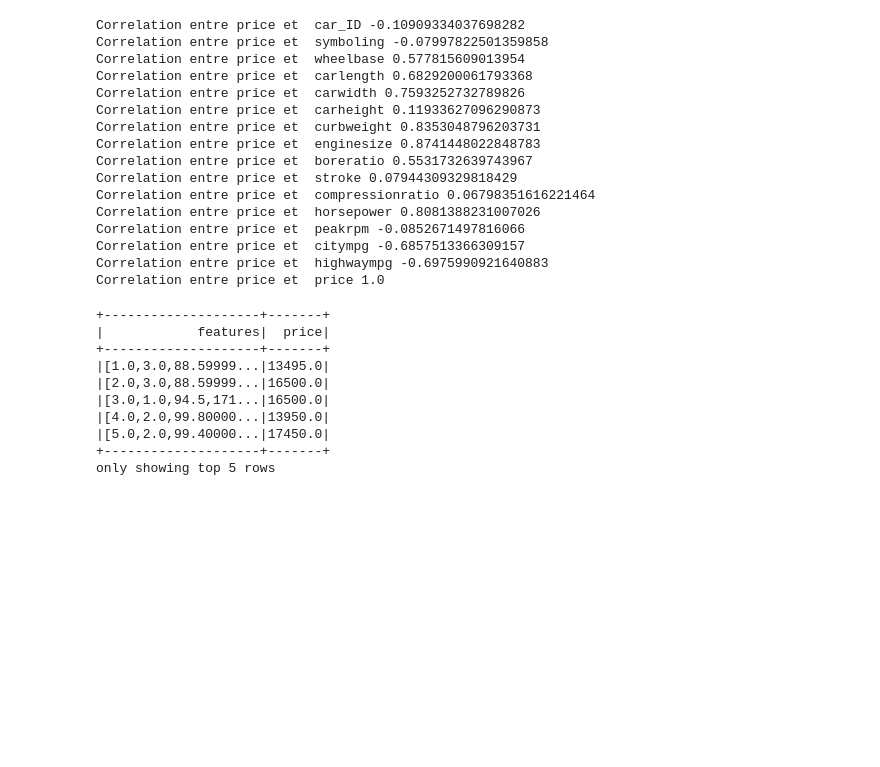
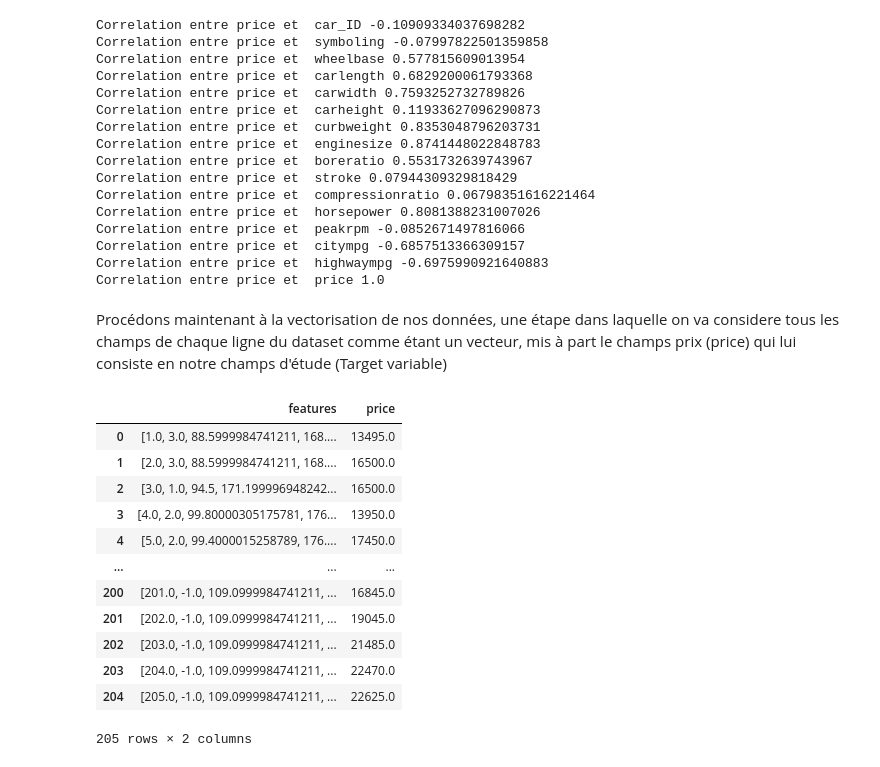
Before and after one commit to AbdennourBenantar/Car-prediction-Using-linear-Regression, a Jupyter notebook: Regression lineaire pour la prédiction des prix des voitures.ipynb, the cells around one changed output. Drawn from its saved outputs; the diff is of its cells as text; code cells hidden in the pictures; blank space fills up the shorter version.

```diff
--- a/Regression lineaire pour la prédiction des prix des voitures.ipynb
+++ b/Regression lineaire pour la prédiction des prix des voitures.ipynb
@@ -133,20 +158,25 @@ Correlation entre price et  peakrpm -0.0852671497816066
 Correlation entre price et  citympg -0.6857513366309157
 Correlation entre price et  highwaympg -0.6975990921640883
 Correlation entre price et  price 1.0
+# %% [markdown]
+Procédons maintenant à la vectorisation de nos données, une étape dans laquelle on va considere tous les champs de chaque ligne du dataset comme étant un vecteur, mis à part le champs prix (price) qui lui consiste en notre champs d'étude (Target variable)
 # %%
 from pyspark.ml.feature import VectorAssembler
 vectorAssembler=VectorAssembler(inputCols=['car_ID','symboling','wheelbase','carlength','carwidth','carheight','curbweight','enginesize','boreratio','stroke','compressionratio','horsepower','peakrpm','citympg','highwaympg','price'],outputCol='features')
 vect_df=vectorAssembler.transform(df)
 vect_df=vect_df.select(['features','price'])
-vect_df.show(5)
+vect_df.toPandas()
 # %% [output]
+|  | features | price |
+| 0 | [1.0, 3.0, 88.5999984741211, 168.... | 13495.0 |
+| 1 | [2.0, 3.0, 88.5999984741211, 168.... | 16500.0 |
+| 2 | [3.0, 1.0, 94.5, 171.199996948242... | 16500.0 |
+| 3 | [4.0, 2.0, 99.80000305175781, 176... | 13950.0 |
+| 4 | [5.0, 2.0, 99.4000015258789, 176.... | 17450.0 |
+| ... | ... | ... |
+| 200 | [201.0, -1.0, 109.0999984741211, ... | 16845.0 |
+| 201 | [202.0, -1.0, 109.0999984741211, ... | 19045.0 |
+| 202 | [203.0, -1.0, 109.0999984741211, ... | 21485.0 |
+| 203 | [204.0, -1.0, 109.0999984741211, ... | 22470.0 |
+| 204 | [205.0, -1.0, 109.0999984741211, ... | 22625.0 |
-+--------------------+-------+
-|            features|  price|
-+--------------------+-------+
-|[1.0,3.0,88.59999...|13495.0|
-|[2.0,3.0,88.59999...|16500.0|
-|[3.0,1.0,94.5,171...|16500.0|
-|[4.0,2.0,99.80000...|13950.0|
-|[5.0,2.0,99.40000...|17450.0|
-+--------------------+-------+
-only showing top 5 rows
+205 rows × 2 columns
```
Also changed, not shown: parts of 19 cells of this notebook.
